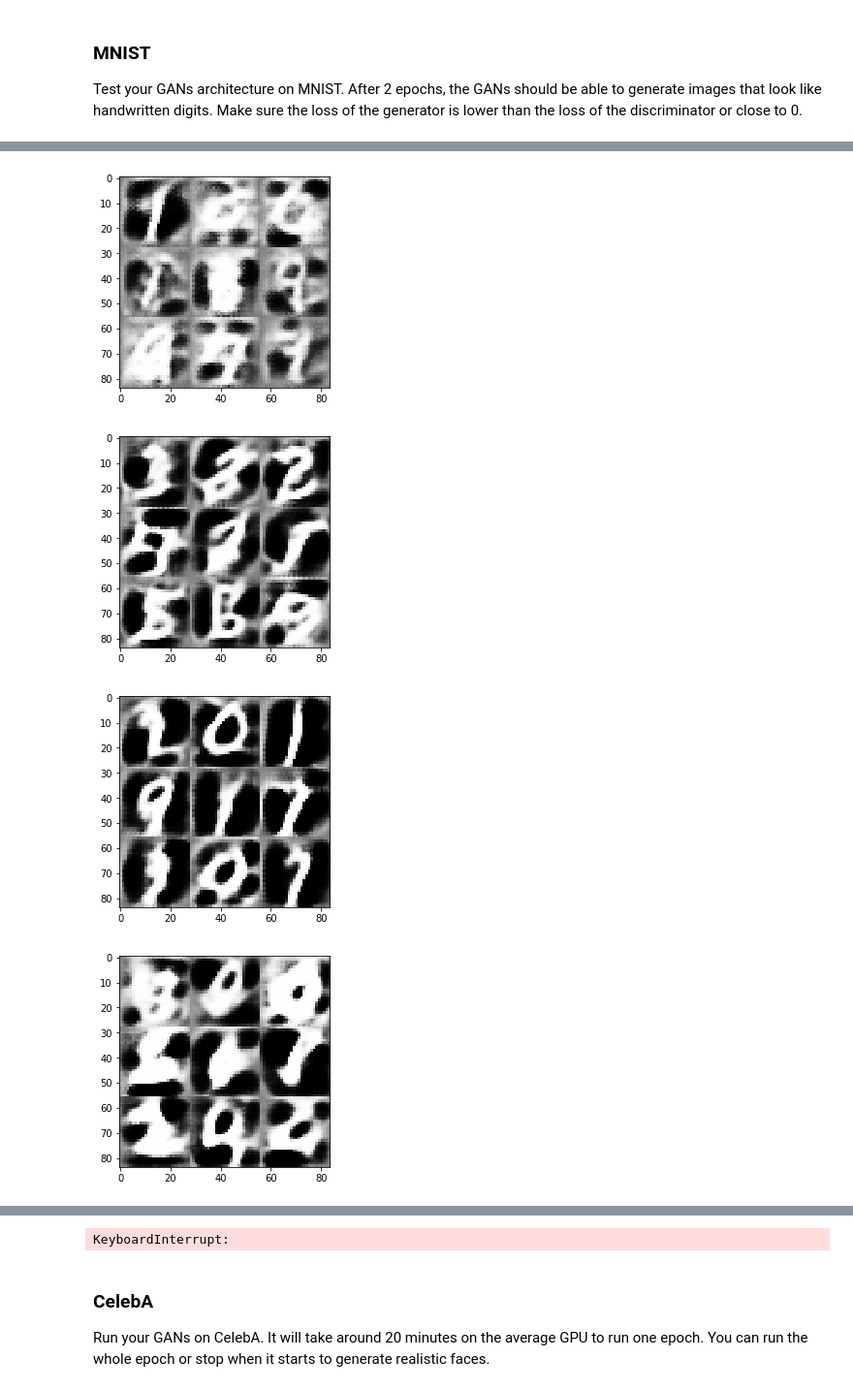
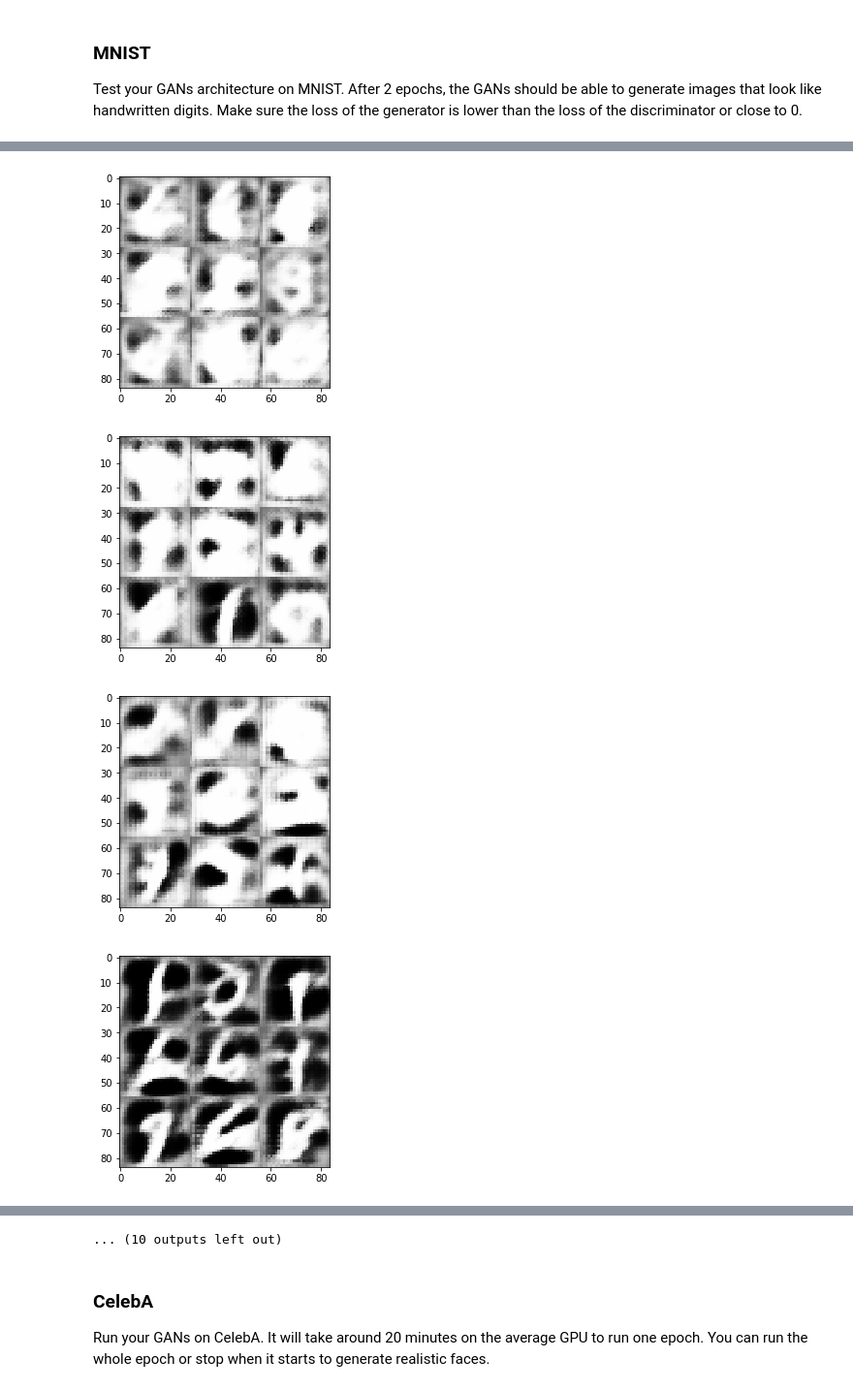
Before and after one commit to bringingkatigbak/GAN-face-generator, a Jupyter notebook: dlnd_face_generation.ipynb, the cells around one changed output, grey strips where cells are left out. Shown at 97% size. Cells and saved outputs as stored; diff of their text form; code cells hidden in the pictures.

```diff
--- a/dlnd_face_generation.ipynb
+++ b/dlnd_face_generation.ipynb
@@ -141,7 +141,7 @@ def discriminator(images, reuse=False):
     :param reuse: Boolean if the weights should be reused
     :return: Tuple of (tensor output of the discriminator, tensor logits of the discriminator)
     """
-    alpha = 0.1
+    alpha = 0.01
     #print("discriminator input: ",images.shape)
     with tf.variable_scope("discriminator", reuse=reuse):
         conv1 = tf.layers.conv2d(images, 64, 5, strides=2, padding="same")
@@ -193,7 +193,7 @@ def generator(z, out_channel_dim, is_train=True):
     :param is_train: Boolean if generator is being used for training
     :return: The tensor output of the generator
     """
-    alpha = 0.1
+    alpha = 0.13
     with tf.variable_scope("generator", reuse=not is_train):
         layer1 = tf.layers.dense(z, 7*7*1024)
 
@@ -218,7 +218,11 @@ def generator(z, out_channel_dim, is_train=True):
         layer4 = tf.layers.batch_normalization(layer4, training=is_train)
         layer4 = tf.maximum(alpha*layer4, layer4)
 
-        logits = tf.layers.conv2d_transpose(layer4, out_channel_dim, 5, strides=1, padding="same")
+        layer5 = tf.layers.conv2d_transpose(layer4, 64, 5, strides=1, padding="same")
+        layer5 = tf.layers.batch_normalization(layer5, training=is_train)
+        layer5 = tf.maximum(alpha*layer5, layer5)
+
+        logits = tf.layers.conv2d_transpose(layer5, out_channel_dim, 5, strides=1, padding="same")
         # 28x28x5
         #print(logits.shape)
 
@@ -398,9 +402,9 @@ def train(epoch_count, batch_size, z_dim, learning_rate, beta1, get_batches, dat
 Test your GANs architecture on MNIST.  After 2 epochs, the GANs should be able to generate images that look like handwritten digits.  Make sure the loss of the generator is lower than the loss of the discriminator or close to 0.
 # %%
 batch_size = 32
-z_dim = 64
-learning_rate = 0.001
-beta1 = 0.0005
+z_dim = 128
+learning_rate = 0.0004
+beta1 = 0.0003
 
 
 """
@@ -420,4 +424,4 @@ with tf.Graph().as_default():
-[figure, old version]
+[figure, new version]
-[figure, old version]
+[figure, new version]
-[figure, old version]
+[figure, new version]
-[figure, old version]
+[figure, new version]
@@ -426,4 +432,4 @@ with tf.Graph().as_default():
-KeyboardInterrupt:
+... (10 outputs left out)
 # %% [markdown]
 ### CelebA
 Run your GANs on CelebA.  It will take around 20 minutes on the average GPU to run one epoch.  You can run the whole epoch or stop when it starts to generate realistic faces.
```
Also changed, not shown: parts of 2 cells of this notebook.
